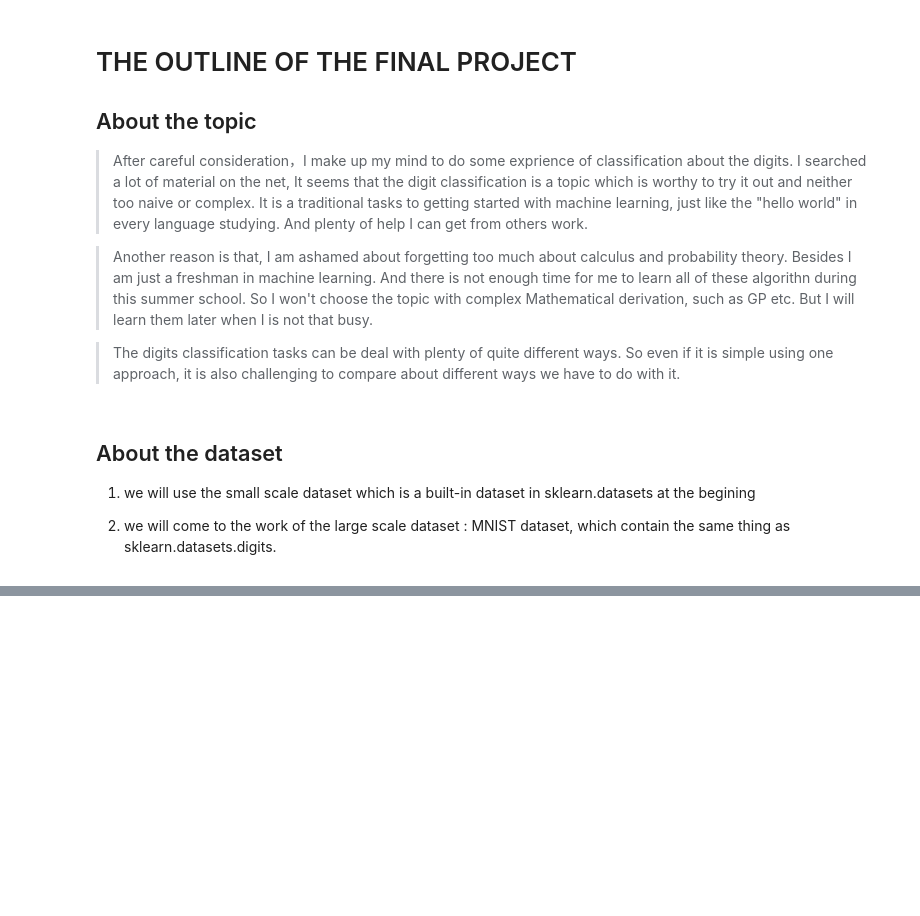
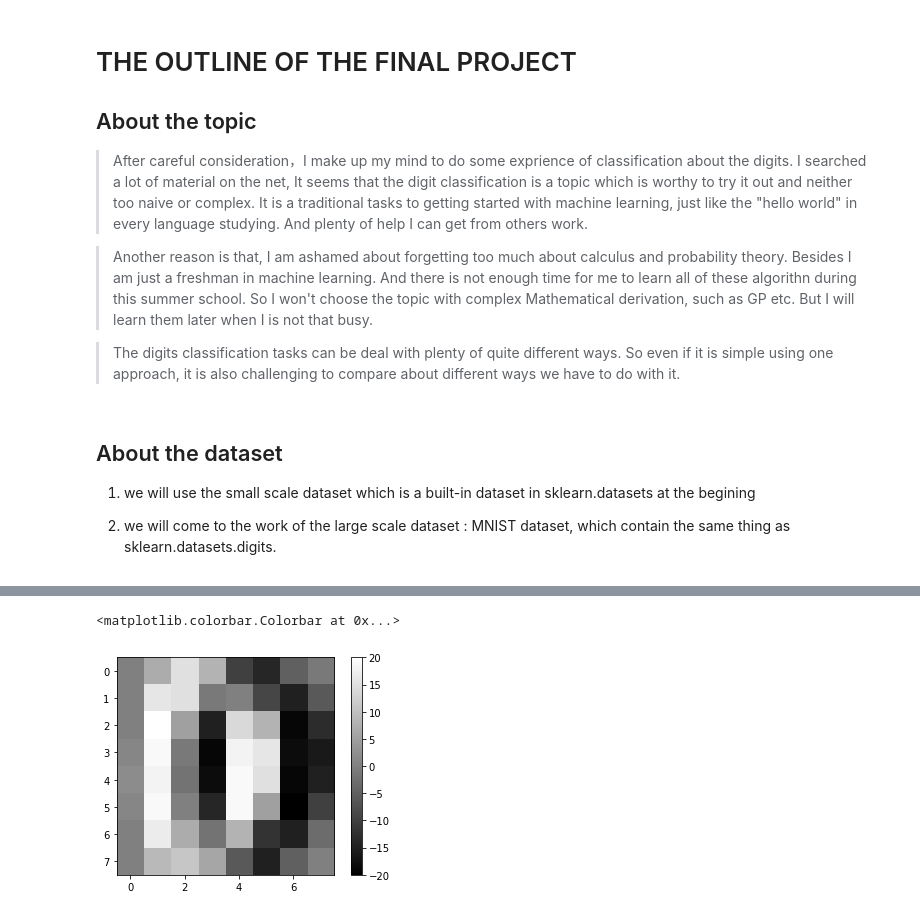
Before and after one commit to Columbine21/Astron_Class, a Jupyter notebook: final_project/Astron_Final_Project.ipynb, the cells around one changed output, grey strips where cells are left out. Cells and saved outputs as stored; diff of their text form; code cells hidden in the pictures; blank space fills up the shorter version.

```diff
--- a/final_project/Astron_Final_Project.ipynb
+++ b/final_project/Astron_Final_Project.ipynb
@@ -63,0 +143,10 @@ Y_large_scale = mnist.target
+# %%
+# ndimage.sobel?
+
+edge = ndimage.sobel(X_filtered[0].reshape(-1,8), mode="constant")
+
+imshow(edge, cmap="gray")
+colorbar()
+# %% [output]
+<matplotlib.colorbar.Colorbar at 0x...>
+[figure, added]
```
Also changed, not shown: parts of 24 cells of this notebook, 1 other file.
